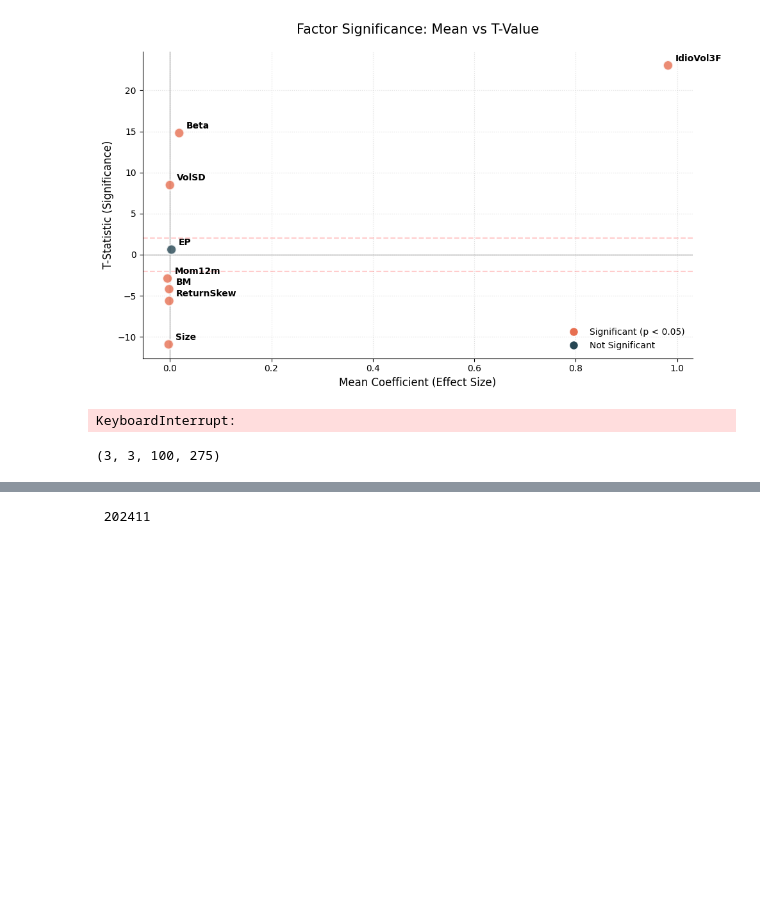
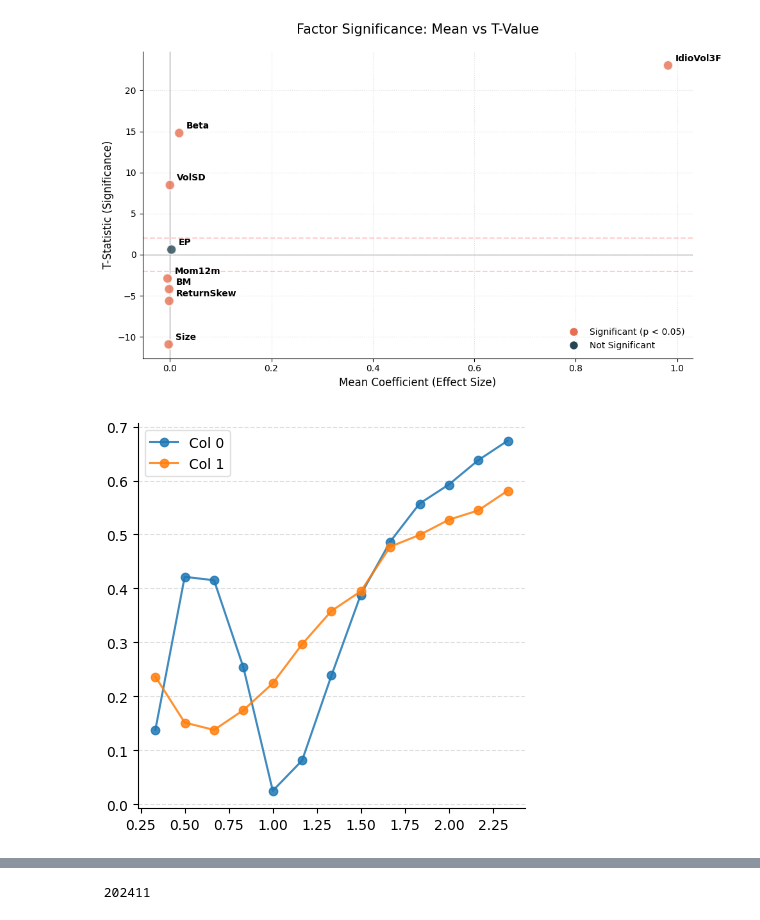
Before and after one commit to TonyHuang241/robust_sdf, a Jupyter notebook: 04_code/portfolio_construction.ipynb, the cells around one changed output, grey strips where cells are left out. Saved outputs shown, nothing was run; the diff lists cells and outputs as text; code cells hidden in the pictures; blank space fills up the shorter version.

```diff
--- a/04_code/portfolio_construction.ipynb
+++ b/04_code/portfolio_construction.ipynb
@@ -284,26 +274,25 @@ def _single_iter(data, T, N, strategy_num, s):
 
         w_ew = Equal_Weighted(train)
         w_1  = DRMV(train, 0.1/12, 0)
-        w_2  = DRMV_socp(train, 0.1/12, 0.001)
+        w_2  = DRMV(train, 0.1/12, 0.001)
+        # w_3  = DRMV_socp(train, 0.00001)
 
         ret[0, i] = test @ w_ew.ravel()
         ret[1, i] = test @ w_1.ravel()
         ret[2, i] = test @ w_2.ravel()
+        # ret[3, i] = test @ w_3.ravel()
 
     return ret  # shape: (strategy_num, T_steps)
 
 
 def evaluate_parallel(data, T, N, iter_num, strategy_num, n_jobs=-1):
-    with tqdm(total=iter_num, desc="Iterations", dynamic_ncols=True) as outer_bar:
-        def tracked_iter(s):
-            result = _single_iter(data, T, N, strategy_num, s)
-            outer_bar.update(1)
-            return result
+    with Parallel(n_jobs=n_jobs, prefer='processes') as parallel:
+        results = parallel(
+            delayed(_single_iter)(data, T, N, strategy_num, s)
+            for s in tqdm(range(iter_num), desc=f"N={N}")
+        )
 
-        executor = Parallel(n_jobs=n_jobs, prefer='threads')
-        results = executor(delayed(tracked_iter)(s) for s in range(iter_num))
-
-    port_ret = np.stack(results, axis=1)  # (strategy_num, iter_num, T_steps)
+    port_ret = np.stack(results, axis=1)
     return port_ret
 # %%
 signal = 'Size'
@@ -318,22 +307,14 @@ signal_data = signal_data[:, ~np.any(np.isnan(signal_data), axis=0)]
 data = data[:, np.argsort(signal_data[-2, :])[-400:]]
 
 iter_num = 100
-T = 12
+T = 6
 strategy_num = 3
-portfolio_size = [n for n in range(1, 5)]
+portfolio_size = [n for n in range(1, 15)]
 port_ret = np.zeros((len(portfolio_size), strategy_num, iter_num, data.shape[0] - T - 1))
 
-# outer_bar = tqdm(portfolio_size)
 for N in portfolio_size:
-    # port_ret[N-1] = evaluate(data, T, N, iter_num, strategy_num, outer_bar)
-    port_ret[N-1] = evaluate_parallel(data, T, N, iter_num, strategy_num,)
+    port_ret[N-1] = evaluate_parallel(data, T, N, iter_num, strategy_num, n_jobs=-1)
 
 sharpe = port_ret.mean(axis=3)*12 / (port_ret.std(axis=3)*np.sqrt(12))
 mean_sharpe = sharpe.mean(axis=2)
-# %% [output]
-KeyboardInterrupt:
-# %%
-port_ret.shape
-# %% [output]
-(3, 3, 100, 275)
 # %%
@@ -343 +325,13 @@ mean_sharpe = sharpe.mean(axis=2)
+# %%
+data = mean_sharpe[1:, 1:]
+x = np.arange(2, data.shape[0] + 2) / T
+fig, ax = plt.subplots(figsize=(5, 5))
+for i, col in enumerate(data.T):
+    ax.plot(x, col, linewidth=1.5, label=f'Col {i}', alpha=0.85, marker='o')
+
+ax.legend(framealpha=0.6, loc='upper left')
+ax.spines[['top', 'right']].set_visible(False)
+ax.grid(axis='y', linestyle='--', alpha=0.4)
+# %% [output]
+[figure, added]
 # %%
```
Also changed, not shown: parts of 6 cells of this notebook.
